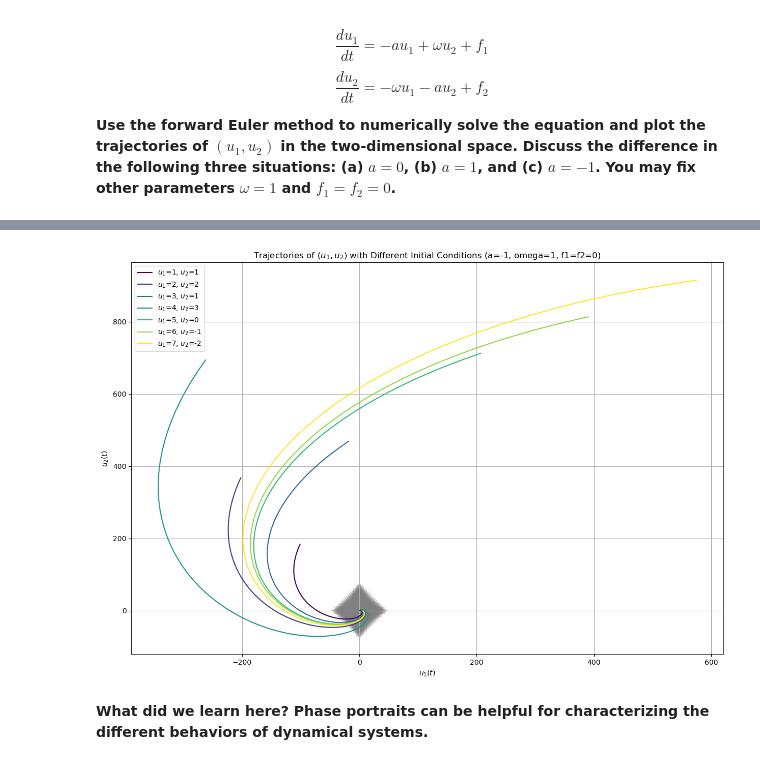
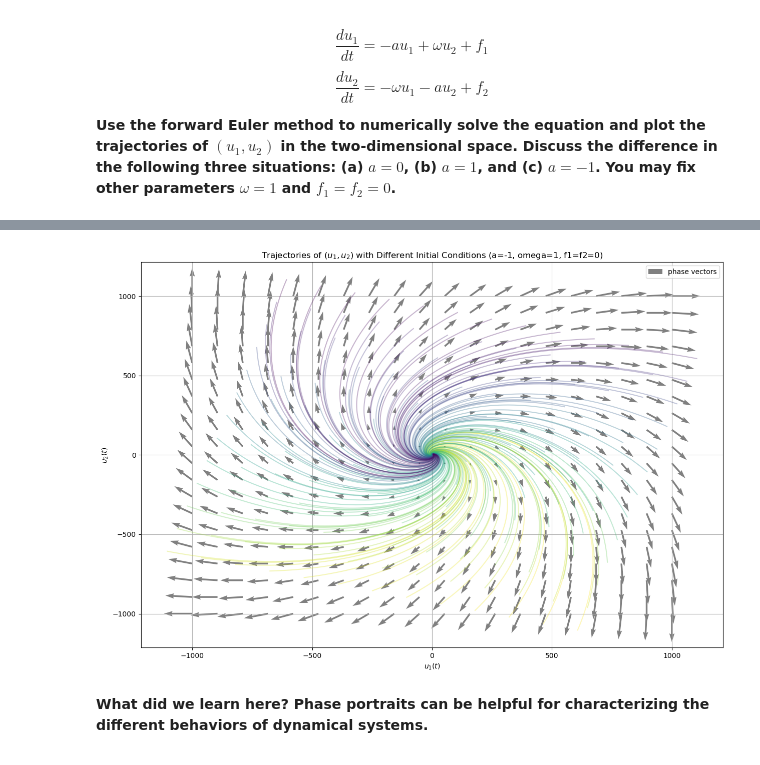
Before and after one commit to Stochastic1017/MATH_616, a Jupyter notebook: Homeworks/Homework 1/Homework 1.ipynb, the cells around one changed output, grey strips where cells are left out. Drawn from its saved outputs; the diff is of its cells as text; code cells hidden in the pictures.

```diff
--- a/Homeworks/Homework 1/Homework 1.ipynb
+++ b/Homeworks/Homework 1/Homework 1.ipynb
@@ -475,7 +475,7 @@ ax0.legend()
 ax0.grid(True)
 
 # Plotting forward Euler approximation (for various step-sizes)
-num_points = 1000
+num_points = 100
 start = -2
 end = 2
 u0_values = np.linspace(start, end, num_points)
@@ -549,9 +549,29 @@ $$ \frac{du_2}{dt} = -\omega u_1 - a u_2 + f_2$$
 **Use the forward Euler method to numerically solve the equation and plot the trajectories of $(u_1, u_2)$ in the two-dimensional space. Discuss the difference in the following three situations: (a) $a = 0$, (b) $a = 1$, and (c) $a = −1$. You may fix other parameters $\omega = 1$ and $f_1 = f_2 = 0$.**
 # %%
 def du1_dt(a, omega, f1, u1, u2):
+
+    """
+    ODE function u' = -a u_1 + omega u_2 + f1.
+
+    --- inputs ---
+    - a: constant
+    - f: constant
+    - u: variable
+    """
+
     return (-a*u1 + omega*u2 + f1)
 
 def du2_dt(a, omega, f2, u1, u2):
+
+    """
+    ODE function u' = -omega u_1 - a u_2 + f2.
+
+    --- inputs ---
+    - a: constant
+    - f: constant
+    - u: variable
+    """
+
     return (-omega*u1 - a*u2 + f2)
 
 def forward_euler(u10, u20, t0, tend, h, a, omega, f1, f2):
@@ -590,17 +610,23 @@ a=[0,1,-1]
 omega=1
 f1, f2 = 0, 0
 
-initial_conditions = [(1, 1), (2, 2), (3, 1), (4, 3), (5, 0), (6, -1), (7, -2)]
-
-cmap = cm.get_cmap('viridis')
-colors = [cmap(i) for i in np.linspace(0, 1, len(initial_conditions))]
-
 for a_curr in a:
     plt.figure(figsize=(15, 10))
-    if a_curr != -1:
+
+    # Plotting a=0
+    if a_curr == 0:
+
+        initial_conditions = []
+        for i in range(-7, 8, 2):
+            for j in range(-7, 8, 2):
+                initial_conditions.append( (i,j) )
+
+        cmap = cm.get_cmap('viridis_r')
+        colors = [cmap(i) for i in np.linspace(0, 1, len(initial_conditions))]
+
         for idx, (u10, u20) in enumerate(initial_conditions):
             t, y = forward_euler(u10=u10, u20=u20, t0=0, tend=20, h=0.001, a=a_curr, omega=omega, f1=f1, f2=f2)
-            plt.plot(y[:, 0], y[:, 1], label=f'$u_{1}$={u10}, $u_{2}$={u20}', color=colors[idx])
+            plt.plot(y[:, 0], y[:, 1], color=colors[idx], alpha=0.1)
 
         u1_vals = np.linspace(-10, 10, 20)
         u2_vals = np.linspace(-10, 10, 20)
@@ -608,20 +634,52 @@ for a_curr in a:
 
         dU1_dt = du1_dt(a=a_curr, omega=1, u1=U1, u2=U2, f1=f1)
         dU2_dt = du2_dt(a=a_curr, omega=1, u1=U1, u2=U2, f2=f2)
-        plt.quiver(U1, U2, dU1_dt, dU2_dt, color='gray', alpha=0.5)
+        plt.quiver(U1, U2, dU1_dt, dU2_dt, color='gray', label='phase vectors')
 
-    else:
+    # Plotting a=1
+    elif a_curr == 1:
+
+        initial_conditions = []
+        for i in range(-7, 8):
+            for j in range(-7, 8):
+                initial_conditions.append( (i,j) )
+
+        cmap = cm.get_cmap('viridis_r')
+        colors = [cmap(i) for i in np.linspace(0, 1, len(initial_conditions))]
+
         for idx, (u10, u20) in enumerate(initial_conditions):
-            t, y = forward_euler(u10=u10, u20=u20, t0=0, tend=5, h=0.001, a=a_curr, omega=omega, f1=f1, f2=f2)
-            plt.plot(y[:, 0], y[:, 1], label=f'$u_{1}$={u10}, $u_{2}$={u20}', color=colors[idx])
+            t, y = forward_euler(u10=u10, u20=u20, t0=0, tend=20, h=0.001, a=a_curr, omega=omega, f1=f1, f2=f2)
+            plt.plot(y[:, 0], y[:, 1], color=colors[idx], alpha=0.3)
 
-        u1_vals = np.linspace(-1e-10, 1e-10, 20)
-        u2_vals = np.linspace(-1e-10, 1e-10, 20)
+        u1_vals = np.linspace(-10, 10, 20)
+        u2_vals = np.linspace(-10, 10, 20)
         U1, U2 = np.meshgrid(u1_vals, u2_vals)
 
         dU1_dt = du1_dt(a=a_curr, omega=1, u1=U1, u2=U2, f1=f1)
         dU2_dt = du2_dt(a=a_curr, omega=1, u1=U1, u2=U2, f2=f2)
-        plt.quiver(U1, U2, dU1_dt, dU2_dt, color='gray', alpha=0.5)
+        plt.quiver(U1, U2, dU1_dt, dU2_dt, color='gray', label='phase vectors')
+
+    # Plotting a=-1
+    else:
+
+        initial_conditions = []
+        for i in range(-6, 7):
+            for j in range(-6, 7):
+                initial_conditions.append( (i,j) )
+
+        cmap = cm.get_cmap('viridis_r')
+        colors = [cmap(i) for i in np.linspace(0, 1, len(initial_conditions))]
+        for idx, (u10, u20) in enumerate(initial_conditions):
+            t, y = forward_euler(u10=u10, u20=u20, t0=0, tend=5, h=0.001, a=a_curr, omega=omega, f1=f1, f2=f2)
+            plt.plot(y[:, 0], y[:, 1], color=colors[idx], alpha=0.3)
+
+        u1_vals = np.linspace(-1000, 1000, 20)
+        u2_vals = np.linspace(-1000, 1000, 20)
+        U1, U2 = np.meshgrid(u1_vals, u2_vals)
+
+        dU1_dt = du1_dt(a=a_curr, omega=1, u1=U1, u2=U2, f1=f1)
+        dU2_dt = du2_dt(a=a_curr, omega=1, u1=U1, u2=U2, f2=f2)
+        plt.quiver(U1, U2, dU1_dt, dU2_dt, color='gray', label='phase vectors')
 
 
     plt.xlabel('$u_1(t)$')
@@ -636,4 +694,4 @@ for a_curr in a:
-[figure, old version]
+[figure, new version]
 # %% [markdown]
 **What did we learn here? Phase portraits can be helpful for characterizing the different behaviors of dynamical systems.**
 # %% [markdown]
```
Also changed, not shown: parts of 2 cells of this notebook, 2 other files.
